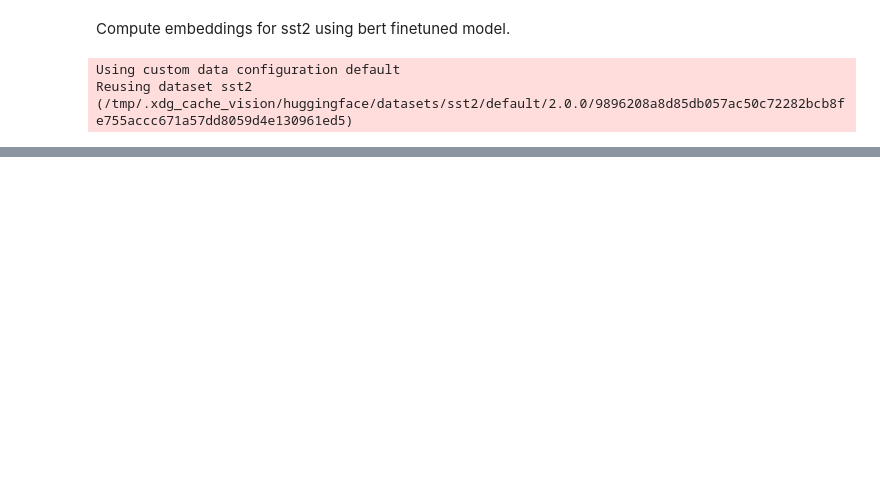
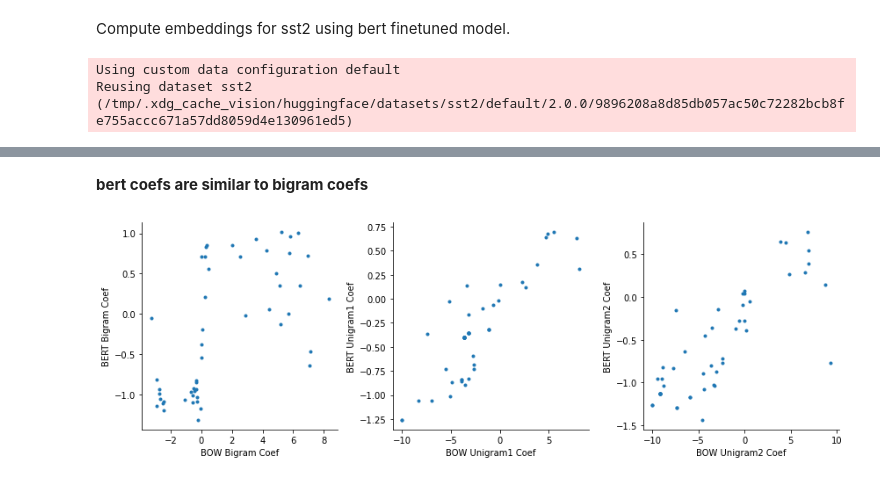
Before and after one commit to csinva/imodelsX, a Jupyter notebook: 07_analyze_embeddings.ipynb, the cells around one changed output, grey strips where cells are left out. Saved outputs shown, nothing was run; the diff lists cells and outputs as text; code cells hidden in the pictures; blank space fills up the shorter version.

```diff
--- a/07_analyze_embeddings.ipynb
+++ b/07_analyze_embeddings.ipynb
@@ -219,0 +252,26 @@ df2.sort_values('interaction_score', ascending=False).round(2).head(100)
+# %% [markdown]
+**bert coefs are similar to bigram coefs**
+# %%
+R, C = 1, 3
+# fig, axes = plt.subplots(R, C)
+# .lmplot(x='coef', y='bert_coef_bigram', data=d, ax=axes[0])
+plt.figure(figsize=(12, 4))
+plt.subplot(R, C, 1)
+plt.plot(d['coef'], d['bert_coef_bigram'], '.')
+plt.xlabel('BOW Bigram Coef')
+plt.ylabel('BERT Bigram Coef')
+
+plt.subplot(R, C, 2)
+plt.plot(d['coef1'], d['bert_coef_unigram1'], '.')
+plt.xlabel('BOW Unigram1 Coef')
+plt.ylabel('BERT Unigram1 Coef')
+
+plt.subplot(R, C, 3)
+plt.plot(d['coef2'], d['bert_coef_unigram2'], '.')
+plt.xlabel('BOW Unigram2 Coef')
+plt.ylabel('BERT Unigram2 Coef')
+plt.tight_layout()
+plt.savefig('results/bert_bow_coef_compare.pdf')
+plt.show()
+# %% [output]
+[figure, added]
```
Also changed, not shown: parts of 32 cells of this notebook.
